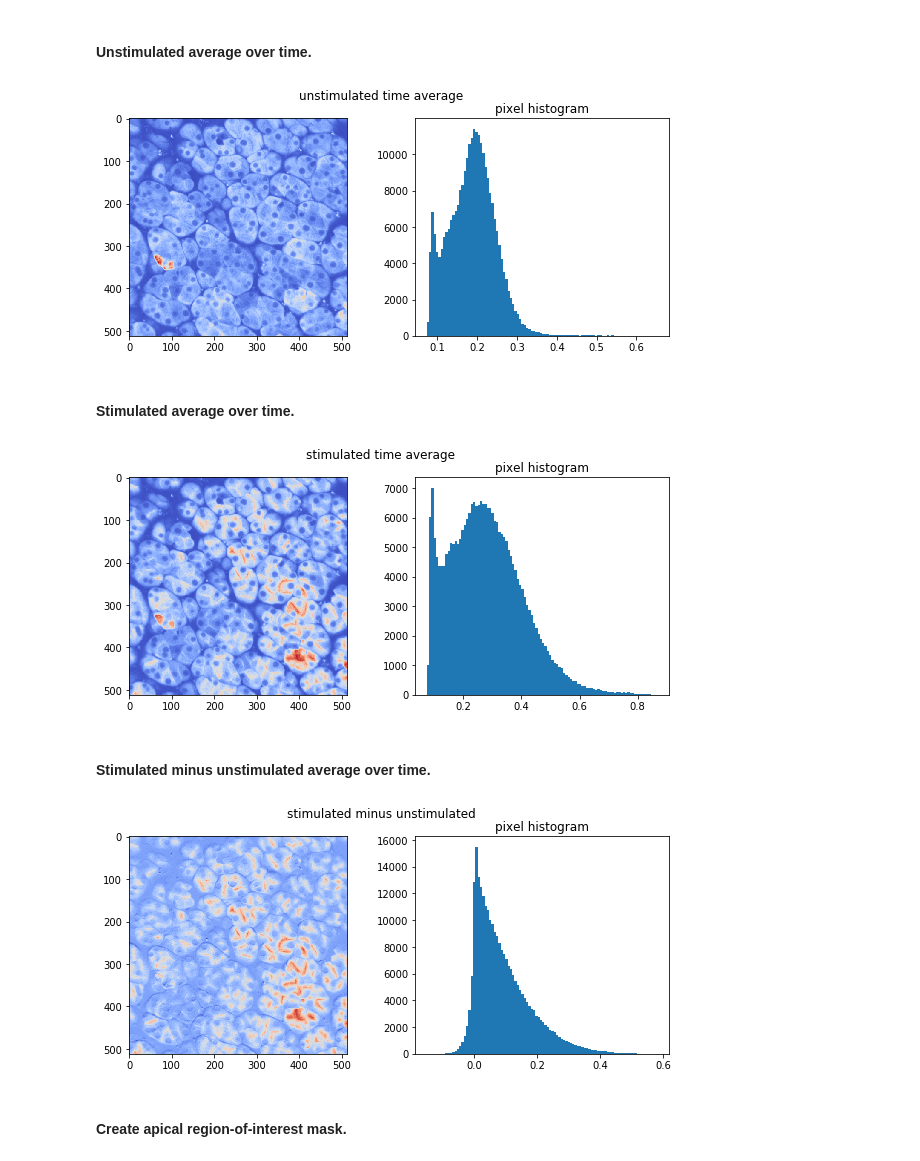
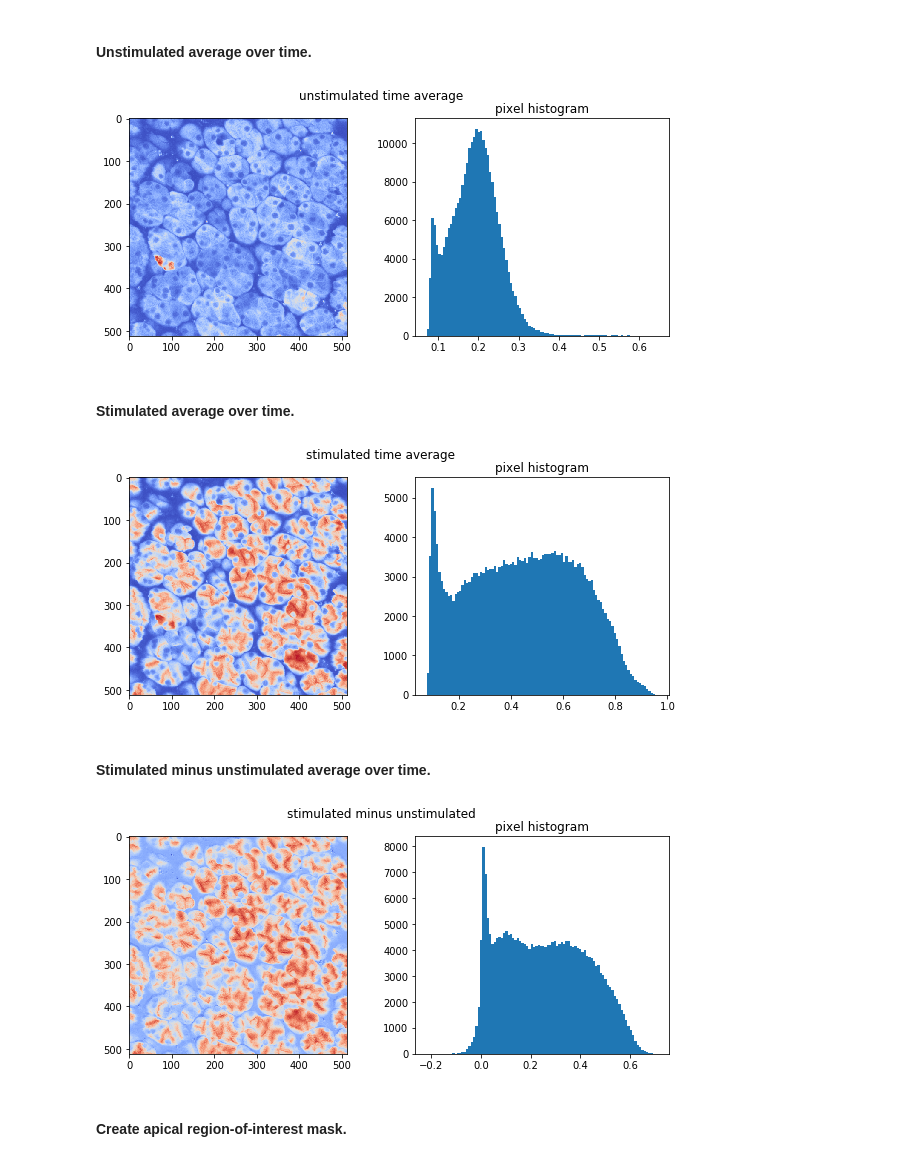
Before and after one commit to jrugis/cell_tools_historical, a Jupyter notebook: IMAGING/notebooks/apical_ROI_plots.ipynb, the cells around one changed output. Drawn from its saved outputs; the diff is of its cells as text; code cells hidden in the pictures.

Commit message:
every other line averaging in A0 only

```diff
--- a/IMAGING/notebooks/apical_ROI_plots.ipynb
+++ b/IMAGING/notebooks/apical_ROI_plots.ipynb
@@ -67,10 +57,6 @@ for n in range(A.shape[0]): # average over time
   M += A[n]
 M /= A.shape[0]
 
-# average out y-direction aliasing over every other line
-for n in range(M.shape[0] - 1): # average over every two lines
-  M[n] = (M[n] + M[n+1]) / 2.0
-
 # plot image
 fig, ax = plt.subplots(nrows=1, ncols=2, figsize = [10, 4])
 fig.suptitle('unstimulated time average')
@@ -79,30 +65,26 @@ ax[1].hist(M.flatten(), bins=100) # histogram
 plt.title("pixel histogram")
 plt.show()
 # %% [output]
-[figure, old version]
+[figure, new version]
 # %% [markdown]
 #### Stimulated average over time.
 # %%
 # stimulated average over time
 A = A0[101:248,:,:] # stimulated only
 N = np.zeros(A[0].shape)
 for n in range(A.shape[0]): # average over time
   N += A[n]
 N /= A.shape[0]
 
-# average out y-direction aliasing over every other line
-for n in range(N.shape[0] - 1): # average over every two lines
-  N[n] = (N[n] + N[n+1]) / 2.0
-
 # plot image
 fig, ax = plt.subplots(nrows=1, ncols=2, figsize = [10, 4])
 fig.suptitle('stimulated time average')
 ax[0].imshow(N, norm=None, cmap='coolwarm') # image
 ax[1].hist(N.flatten(), bins=100) # histogram
 plt.title("pixel histogram")
 plt.show()
 # %% [output]
-[figure, old version]
+[figure, new version]
 # %% [markdown]
 #### Stimulated minus unstimulated average over time.
 # %%
@@ -117,7 +99,7 @@ ax[1].hist(O.flatten(), bins=100) # histogram
 plt.title("pixel histogram")
 plt.show()
 # %% [output]
-[figure, old version]
+[figure, new version]
 # %% [markdown]
 #### Create apical region-of-interest mask.
 # %%
```
Also changed, not shown: parts of 4 cells of this notebook.
